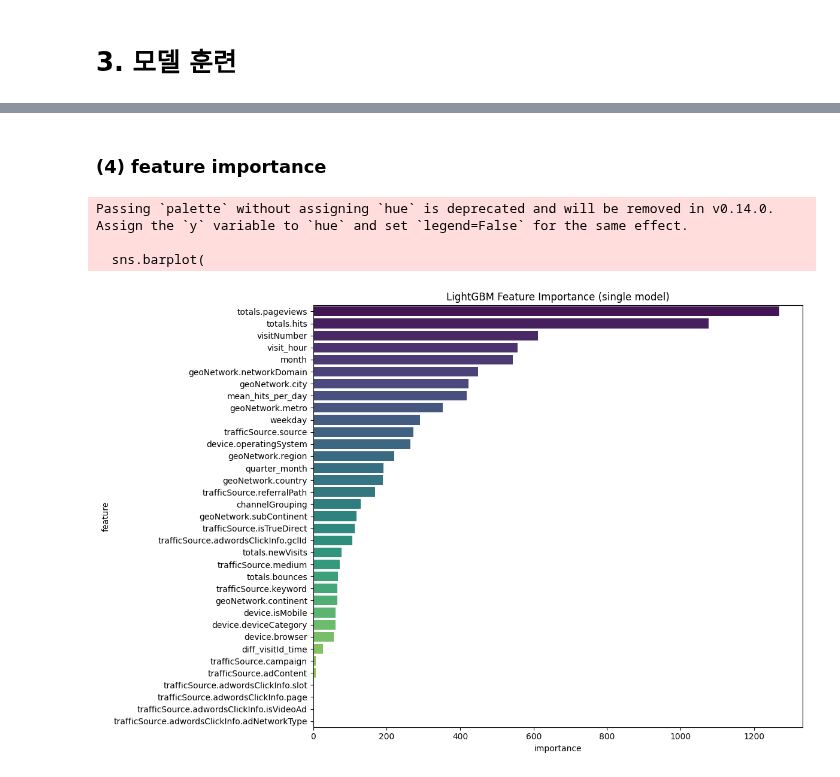
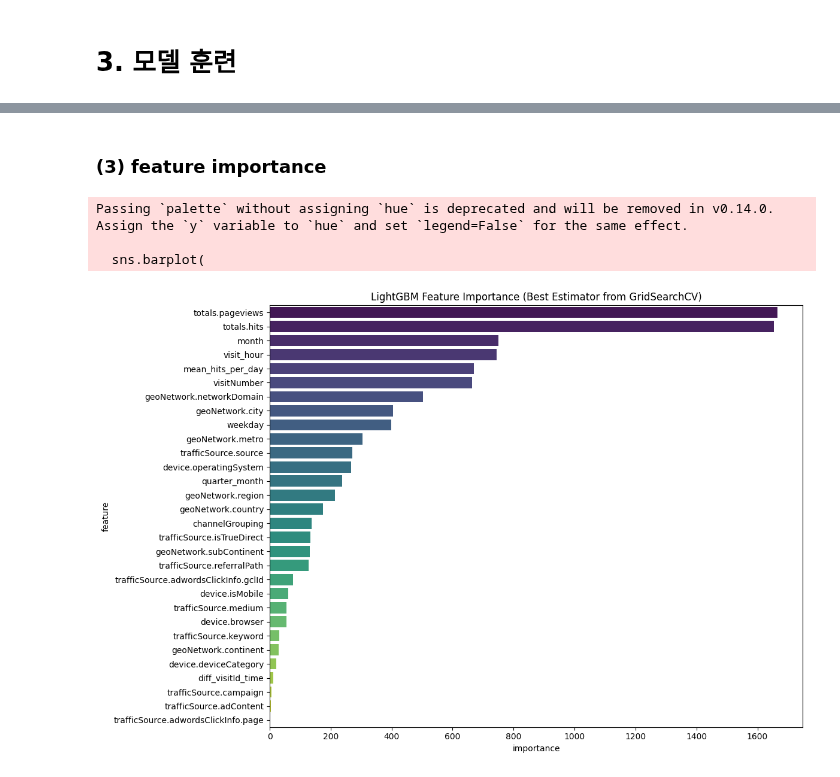
Before and after one commit to yeedacoding/eCommerce-User-Behavior-Analytics, a Jupyter notebook: revenue_prediction3.ipynb, the cells around one changed output, grey strips where cells are left out. Saved outputs shown, nothing was run; the diff lists cells and outputs as text; code cells hidden in the pictures.

Commit message:
Revenue Prediction 3

```diff
--- a/revenue_prediction3.ipynb
+++ b/revenue_prediction3.ipynb
@@ -49,7 +49,7 @@ Loaded test.csv. Shape: (804684, 53)
 # %%
 # 타겟 설정
 train_df['totals.transactionRevenue'] = train_df['totals.transactionRevenue'].fillna(0).astype(float)
-y = np.log1p(train_df['totals.transactionRevenue'])
+train_y = np.log1p(train_df['totals.transactionRevenue'])
 
 del train_df['totals.transactionRevenue']
 # %% [markdown]
@@ -278,0 +278,7 @@ plt.show()
+# %%
+# 평가용 데이터 분리
+X_train, X_valid, y_train, y_valid = train_test_split(train_X, train_y, test_size=0.2, random_state=42)
+best_model = grid_search.best_estimator_
+pred_val = best_model.predict(X_valid)
+
+evaluate_model(pred_val, y_valid, train_df.iloc[X_valid.index])
@@ -279,27 +292,27 @@ plt.show()
 # %% [markdown]
-### (4) feature importance
+### (3) feature importance
 # %%
 # feature importance 추출
 feature_importance_df = pd.DataFrame({
-    'feature': model.feature_name(),
-    'importance': model.feature_importance(importance_type='split')
+    'feature': best_model.feature_name_,
+    'importance': best_model.feature_importances_
 })
 
-# 중요도 상위 N개 선택 (여기서는 전체 사용 가능)
-cols = feature_importance_df.sort_values(by="importance", ascending=False)["feature"].values
-best_features = feature_importance_df[feature_importance_df.feature.isin(cols)]
+# 중요도 상위 30개만 시각화
+top_n = 30
+top_features = feature_importance_df.sort_values(by="importance", ascending=False).head(top_n)
 
 # 시각화
 plt.figure(figsize=(12, 8))
 sns.barplot(
-    data=best_features.sort_values(by="importance", ascending=False),
+    data=top_features,
     x="importance", y="feature", palette="viridis"
 )
-plt.title("LightGBM Feature Importance (single model)")
+plt.title("LightGBM Feature Importance (Best Estimator from GridSearchCV)")
 plt.tight_layout()
 plt.show()
 # %% [output]
 Passing `palette` without assigning `hue` is deprecated and will be removed in v0.14.0. Assign the `y` variable to `hue` and set `legend=False` for the same effect.
 
   sns.barplot(
-[figure, old version]
+[figure, new version]
```
Also changed, not shown: parts of 10 cells of this notebook.
